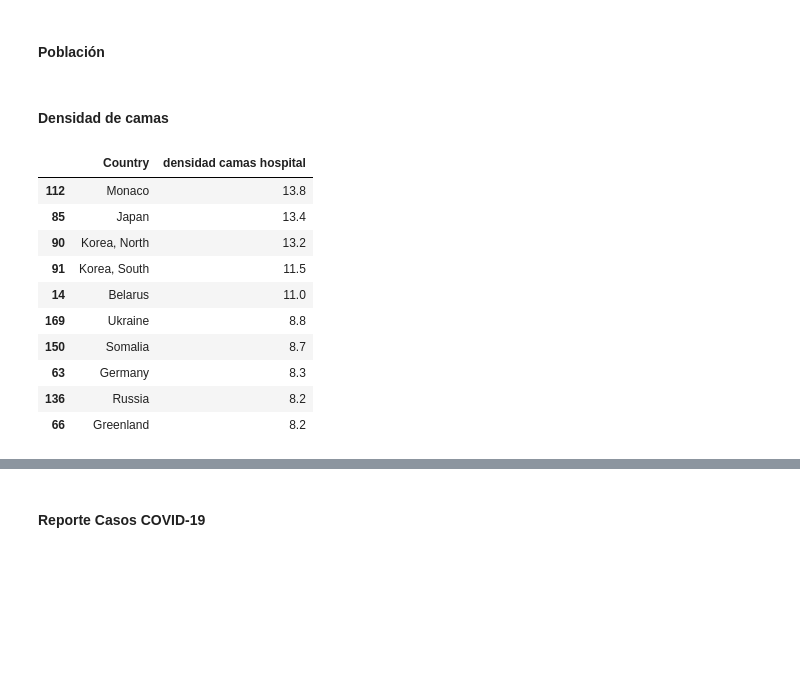
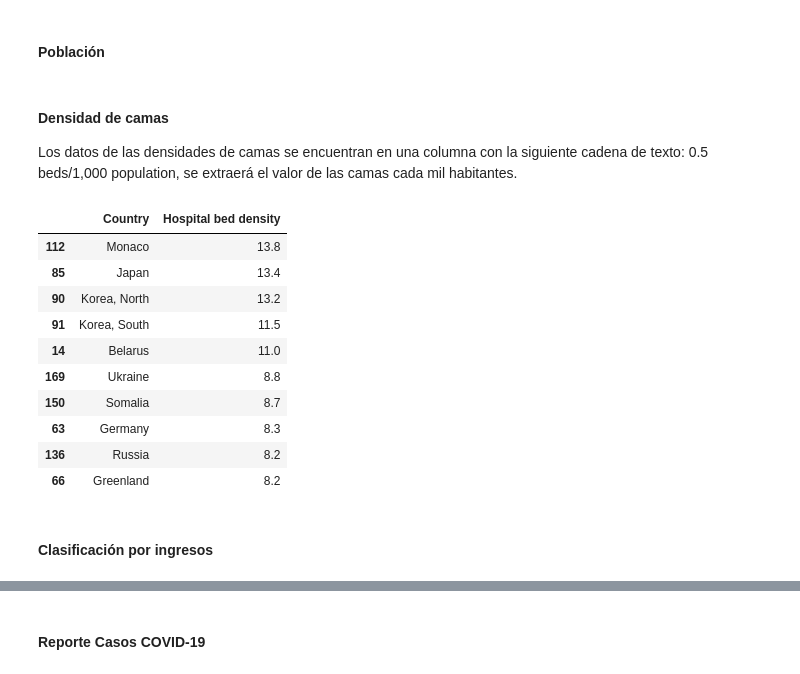
Before and after one commit to DiegoCanales/IIE575-AI-T1, a Jupyter notebook: tarea_AI_1.ipynb, the cells around one changed output, grey strips where cells are left out. Drawn from its saved outputs; the diff is of its cells as text; code cells hidden in the pictures; blank space fills up the shorter version.

```diff
--- a/tarea_AI_1.ipynb
+++ b/tarea_AI_1.ipynb
@@ -198,26 +235,26 @@ reporte_covid19 = reporte_covid19[reporte_covid19['Long_'].notna()]
 poblacion.rename(columns={'name':'país',
                           'pop2020':'población'},
                  inplace=True)
-# %% [markdown]
-#### Densidad de camas
+# %% [markdown]
+#### Densidad de camas
+
+Los datos de las densidades de camas se encuentran en una columna con la siguiente cadena de texto: 0.5 beds/1,000 population, se extraerá el valor de las camas cada mil habitantes.
 # %%
 # dividir el string de la columna Hospital bed density para obtener el valor
 aux = densidad_camas['Hospital bed density'].str.split(expand=True)
-# se guarda el valor de la densidad en la nueva columna 'densidad camas hospital'
-densidad_camas['densidad camas hospital'] = aux[0]
+# se guarda el valor de la densidad en la nueva columna 'Hospital bed density'
+densidad_camas['Hospital bed density'] = aux[0]
 del aux # elimina la variable aux
-# elimina la columna 'Hospital bed density' que contiene el string completo
-densidad_camas = densidad_camas.drop('Hospital bed density', axis=1)
 # cambia el tipo de la nueva columna a float
-densidad_camas['densidad camas hospital'] = densidad_camas['densidad camas hospital'].astype(float)
+densidad_camas['Hospital bed density'] = densidad_camas['Hospital bed density'].astype(float)
 # elimina las columnas sin datos
 densidad_camas = densidad_camas.dropna()
 # ordenar los datos según densidad de datos de manera descendiente
-densidad_camas.sort_values(by='densidad camas hospital', inplace=True, ascending=False)
+densidad_camas.sort_values(by='Hospital bed density', inplace=True, ascending=False)
 # 10 paises con mayor densidad
 densidad_camas.head(10)
 # %% [output]
-|  | Country | densidad camas hospital |
+|  | Country | Hospital bed density |
 | 112 | Monaco | 13.8 |
 | 85 | Japan | 13.4 |
 | 90 | Korea, North | 13.2 |
@@ -228,3 +265,5 @@ densidad_camas.head(10)
 | 63 | Germany | 8.3 |
 | 136 | Russia | 8.2 |
 | 66 | Greenland | 8.2 |
+# %% [markdown]
+#### Clasificación por ingresos
```
Also changed, not shown: parts of 28 cells of this notebook.
